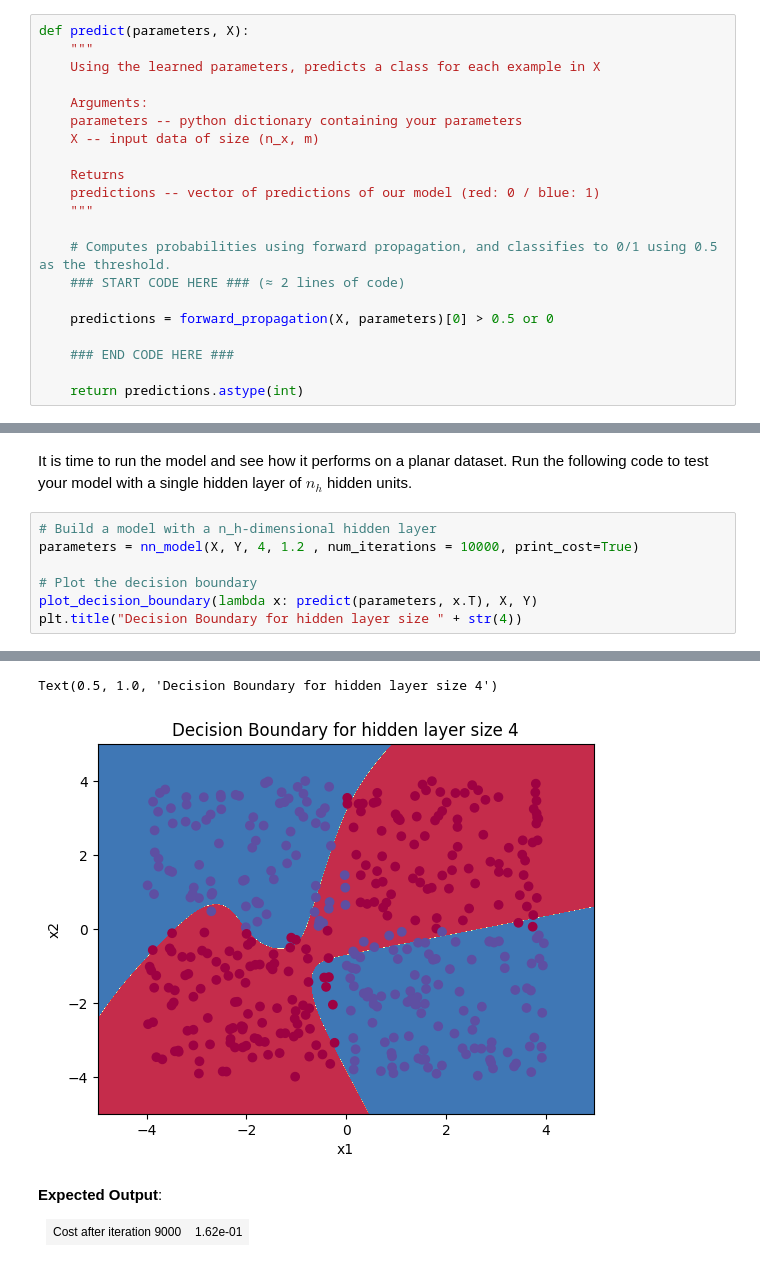
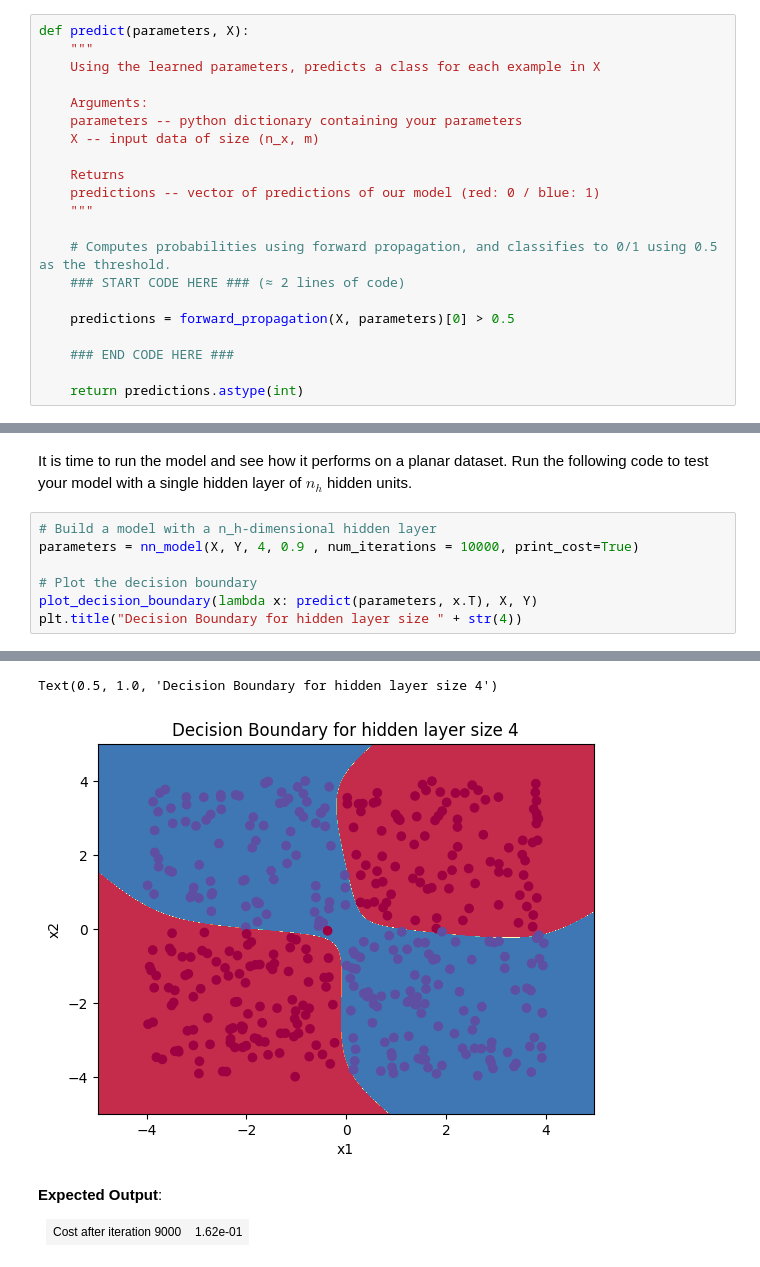
Before and after one commit to BenjaminMuen/Vorlesung_ML, a Jupyter notebook: 2_Deep_Learning/one_hidden_layer_NN/Classification_onehidden_layer.ipynb, the cells around one changed output, grey strips where cells are left out. Cells and saved outputs as stored; diff of their text form.

```diff
--- a/2_Deep_Learning/one_hidden_layer_NN/Classification_onehidden_layer.ipynb
+++ b/2_Deep_Learning/one_hidden_layer_NN/Classification_onehidden_layer.ipynb
@@ -705,7 +705,7 @@ def predict(parameters, X):
     # Computes probabilities using forward propagation, and classifies to 0/1 using 0.5 as the threshold.
     ### START CODE HERE ### (≈ 2 lines of code)
 
-    predictions = forward_propagation(X, parameters)[0] > 0.5 or 0
+    predictions = forward_propagation(X, parameters)[0] > 0.5
 
     ### END CODE HERE ###
 
@@ -732,7 +732,7 @@ ValueError: The truth value of an array with more than one element is ambiguous.
 It is time to run the model and see how it performs on a planar dataset. Run the following code to test your model with a single hidden layer of $n_h$ hidden units.
 # %%
 # Build a model with a n_h-dimensional hidden layer
-parameters = nn_model(X, Y, 4, 1.2 , num_iterations = 10000, print_cost=True)
+parameters = nn_model(X, Y, 4, 0.9 , num_iterations = 10000, print_cost=True)
 
 # Plot the decision boundary
 plot_decision_boundary(lambda x: predict(parameters, x.T), X, Y)
@@ -751,5 +751,5 @@ Cost after iteration 9000: 0.1631682735132579
 Text(0.5, 1.0, 'Decision Boundary for hidden layer size 4')
-[figure, old version]
+[figure, new version]
 # %% [markdown]
 **Expected Output**:
 
```
Also changed, not shown: parts of 6 cells of this notebook.
